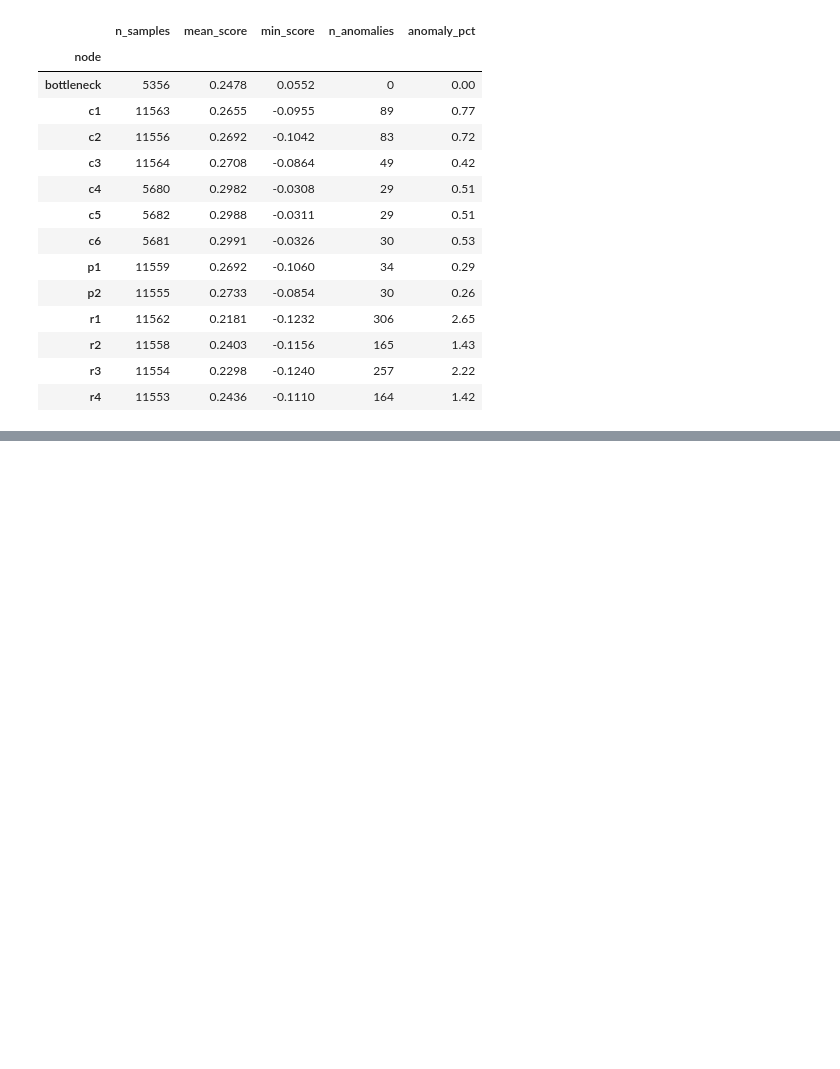
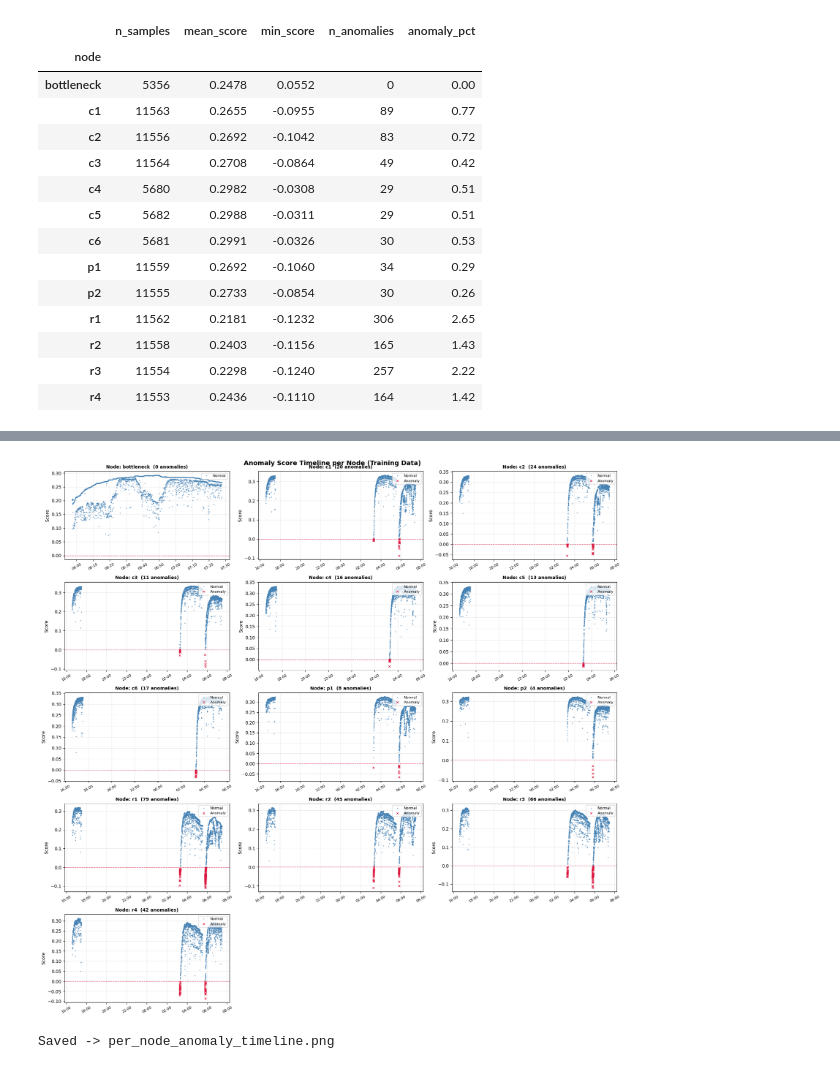
Before and after one commit to fuyalasmit/NDN-Toolkit, a Jupyter notebook: Notebooks/if_model.ipynb, the cells around one changed output, grey strips where cells are left out. Drawn from its saved outputs; the diff is of its cells as text; code cells hidden in the pictures; blank space fills up the shorter version.

```diff
--- a/Notebooks/if_model.ipynb
+++ b/Notebooks/if_model.ipynb
@@ -1869,0 +258,64 @@ print(f"📁 Saved → {ifa_inference_path}")
+# %%
+# ── Per-node anomaly timeline plot (optimized for large datasets)
+TIMELINE_MAX_POINTS_PER_NODE = 3000   # Reduce if plotting is still slow
+TIMELINE_MAX_NODES = None             # Set an int to limit nodes for quick preview
+
+timeline_df = feat_df_scored.copy()
+
+# Robust datetime handling for pandas StringDtype/object columns.
+if 'timestamp' not in timeline_df.columns:
+    raise KeyError("Column 'timestamp' is missing in feat_df_scored.")
+
+if not pd.api.types.is_datetime64_any_dtype(timeline_df['timestamp']):
+    timeline_df['timestamp'] = pd.to_datetime(timeline_df['timestamp'], errors='coerce')
+
+timeline_df = timeline_df.dropna(subset=['timestamp'])
+
+nodes = sorted(timeline_df['node'].unique())
+if TIMELINE_MAX_NODES is not None:
+    nodes = nodes[:TIMELINE_MAX_NODES]
+
+n_nodes = len(nodes)
+if n_nodes == 0:
+    raise ValueError("No valid timestamp rows found for timeline plot.")
+
+n_cols = min(3, n_nodes)
+n_rows = (n_nodes + n_cols - 1) // n_cols
+
+fig, axes = plt.subplots(n_rows, n_cols, figsize=(6 * n_cols, 3.5 * n_rows), squeeze=False)
+
+for idx, node_name in enumerate(nodes):
+    ax = axes[idx // n_cols][idx % n_cols]
+    grp = timeline_df[timeline_df['node'] == node_name].sort_values('timestamp')
+
+    # Downsample very large node timelines for faster rendering.
+    if len(grp) > TIMELINE_MAX_POINTS_PER_NODE:
+        grp = grp.iloc[np.linspace(0, len(grp) - 1, TIMELINE_MAX_POINTS_PER_NODE, dtype=int)]
+
+    normal_points = grp[grp['is_anomaly'] == 0]
+    anomaly_points = grp[grp['is_anomaly'] == 1]
+
+    ax.plot(normal_points['timestamp'], normal_points['anomaly_score'], '.', color='steelblue', markersize=2.5, alpha=0.55, label='Normal')
+    if len(anomaly_points) > 0:
+        ax.plot(anomaly_points['timestamp'], anomaly_points['anomaly_score'], 'x', color='crimson', markersize=5, alpha=0.9, label='Anomaly')
+
+    ax.axhline(THRESHOLD, color='crimson', linewidth=1.0, linestyle='--', alpha=0.7)
+    ax.set_title(f'Node: {node_name}  ({len(anomaly_points)} anomalies)', fontsize=10, fontweight='bold')
+    ax.set_ylabel('Score')
+    ax.xaxis.set_major_formatter(mdates.DateFormatter('%H:%M'))
+    ax.tick_params(axis='x', rotation=30, labelsize=8)
+    ax.grid(alpha=0.25)
+    ax.legend(fontsize=8, loc='upper right')
+
+# Hide unused subplots
+for idx in range(n_nodes, n_rows * n_cols):
+    axes[idx // n_cols][idx % n_cols].set_visible(False)
+
+plt.suptitle('Anomaly Score Timeline per Node (Training Data)', fontsize=14, fontweight='bold')
+plt.tight_layout()
+plt.savefig(f"{RESULTS_DIR}/per_node_anomaly_timeline.png", dpi=130, bbox_inches='tight')
+plt.show()
+print("Saved -> per_node_anomaly_timeline.png")
+# %% [output]
+[figure, added]
+Saved -> per_node_anomaly_timeline.png
```
Also changed, not shown: parts of 39 cells of this notebook, 6 other files.
